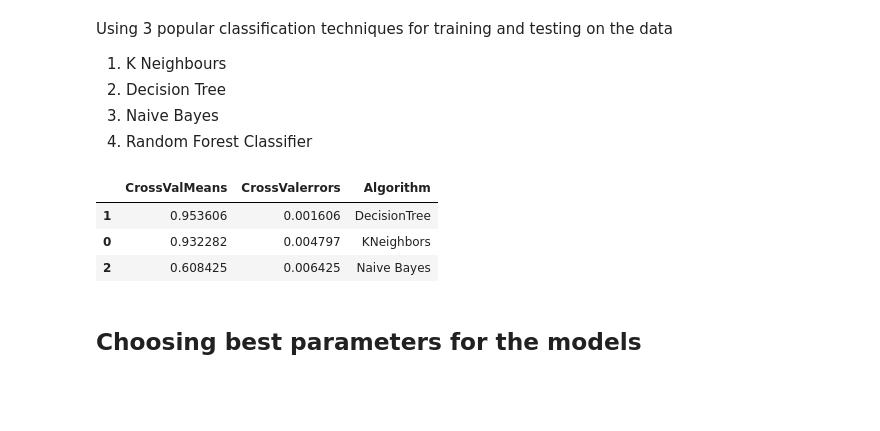
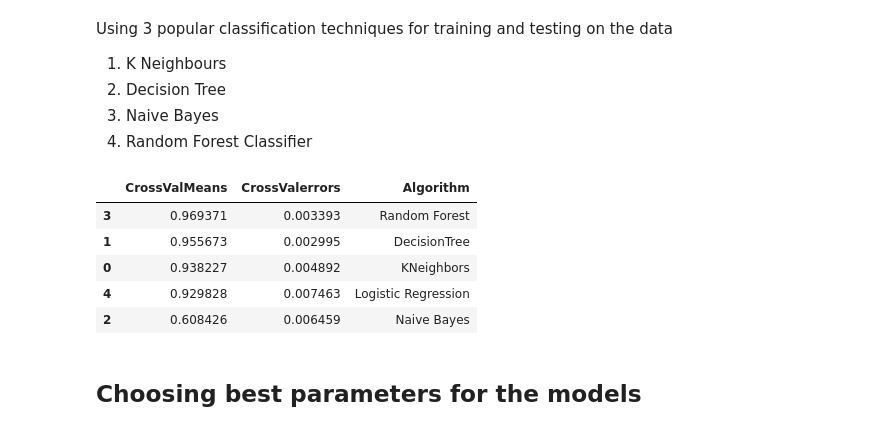
Before and after one commit to majisoubhik01/Phishing-Classifier, a Jupyter notebook: Phishing Classification.ipynb, the cells around one changed output. Drawn from its saved outputs; the diff is of its cells as text; code cells hidden in the pictures; blank space fills up the shorter version.

```diff
--- a/Phishing Classification.ipynb
+++ b/Phishing Classification.ipynb
@@ -239,35 +240,39 @@ Using 3 popular classification techniques for training and testing on the data
 3. Naive Bayes
 4. Random Forest Classifier
 # %%
-kf = KFold(n_splits=4)
+kf = KFold(n_splits=5)
 # %%
 classifiers = []
 rs = 42
 
 classifiers.append(KNeighborsClassifier())
 classifiers.append(DecisionTreeClassifier(random_state = rs))
 classifiers.append(GaussianNB())
+classifiers.append(RandomForestClassifier())
+classifiers.append(LogisticRegression())
 
 cv_results = []
 for classifier in classifiers :
     cv_results.append(cross_val_score(classifier, X_train, y = y_train, scoring = "accuracy", cv = kf, n_jobs=5))
 
 cv_means = []
 cv_std = []
 for cv_result in cv_results:
     cv_means.append(cv_result.mean())
     cv_std.append(cv_result.std())
 
 cv_res = pd.DataFrame({
     "CrossValMeans":cv_means,
     "CrossValerrors": cv_std,
-    "Algorithm":["KNeighbors","DecisionTree","Naive Bayes"]})
+    "Algorithm":["KNeighbors","DecisionTree","Naive Bayes","Random Forest","Logistic Regression"]})
 cv_res.sort_values(by = 'CrossValMeans', ascending = False)
 # %% [output]
 |  | CrossValMeans | CrossValerrors | Algorithm |
-| 1 | 0.953606 | 0.001606 | DecisionTree |
-| 0 | 0.932282 | 0.004797 | KNeighbors |
-| 2 | 0.608425 | 0.006425 | Naive Bayes |
+| 3 | 0.969371 | 0.003393 | Random Forest |
+| 1 | 0.955673 | 0.002995 | DecisionTree |
+| 0 | 0.938227 | 0.004892 | KNeighbors |
+| 4 | 0.929828 | 0.007463 | Logistic Regression |
+| 2 | 0.608426 | 0.006459 | Naive Bayes |
 # %% [markdown]
 ## Choosing best parameters for the models
 # %%
```
Also changed, not shown: parts of 21 cells of this notebook.
